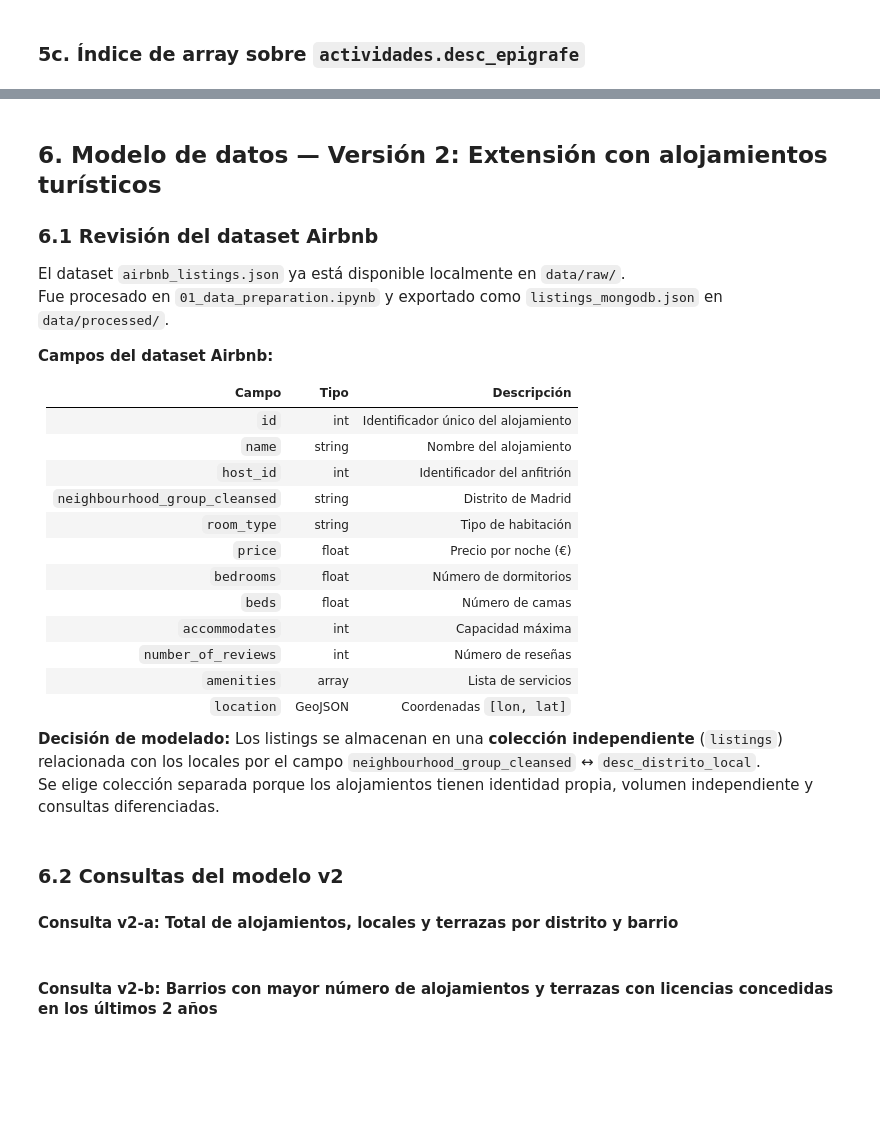
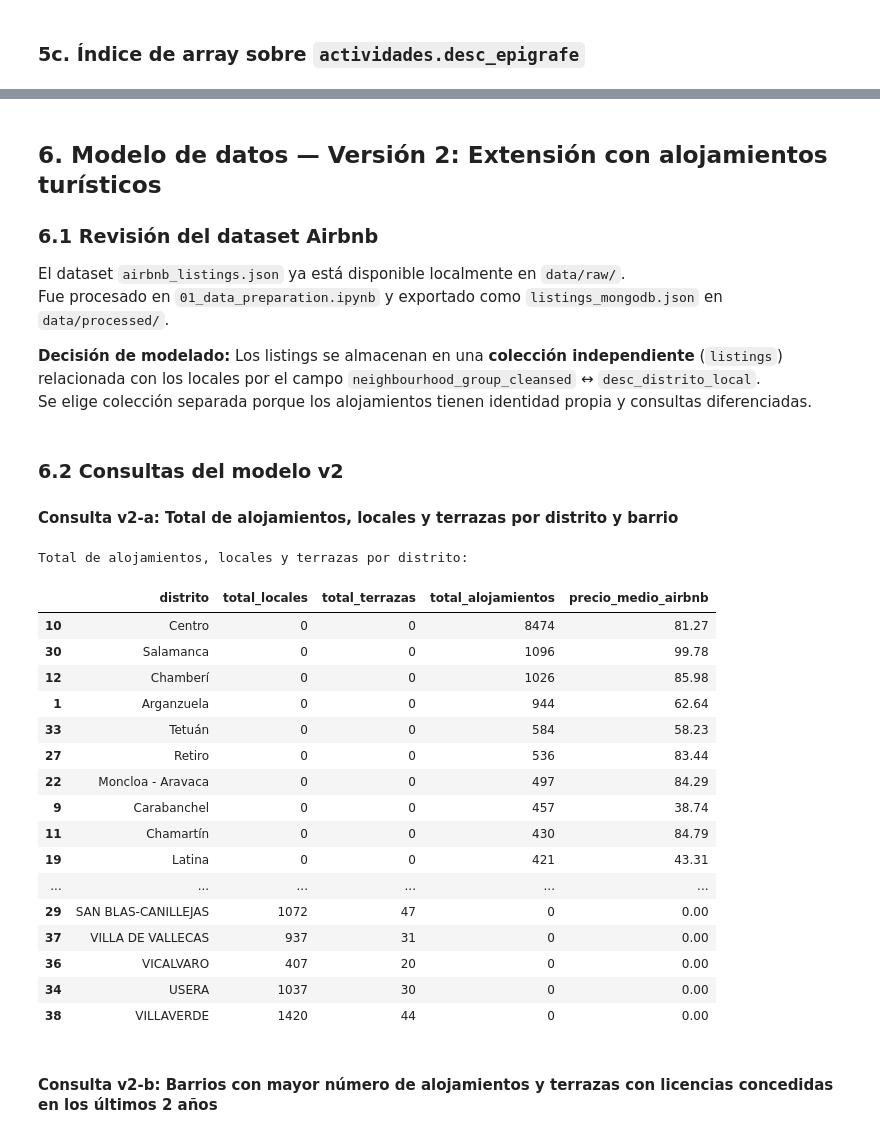
Before and after one commit to jhonjairo-rc/ucm-nosql-locales-listings, a Jupyter notebook: notebook/03_reto2_modelado_mongodb.ipynb, the cells around one changed output, grey strips where cells are left out. Drawn from its saved outputs; the diff is of its cells as text; code cells hidden in the pictures; blank space fills up the shorter version.

```diff
--- a/notebook/03_reto2_modelado_mongodb.ipynb
+++ b/notebook/03_reto2_modelado_mongodb.ipynb
@@ -143,12 +156,12 @@ pipeline_4a = [
             },
             "total_locales":  {"$sum": 1},
             "total_terrazas": {
-                "$sum": {"$cond": [{"$ifNull": ["$terraza", False]}, 1, 0]}
+                "$sum": {"$cond": [{"$ne": ["$terraza.id_terraza", None]}, 1, 0]}
             }
         }
     },
     {"$sort": {"total_locales": -1}},
-    {"$limit": 15},
+    {"$limit": 10},
     {
         "$project": {
             "_id":            0,
@@ -190,11 +222,11 @@ for r in resultados_4b:
 import re
 
 pipeline_4c = [
-    # Filtrar documentos que tengan al menos una licencia 'En trámite'
+    # Filtrar documentos que tengan al menos una licencia que empiece por 'En tramit...'
     {
         "$match": {
             "licencias.desc_tipo_situacion_licencia": {
-                "$regex": re.compile(r"en\s+tr[aá]mite", re.IGNORECASE)
+                "$regex": re.compile(r"en\s+tr[aá]mit", re.IGNORECASE)
             }
         }
     },
@@ -202,7 +234,7 @@ pipeline_4c = [
     {
         "$match": {
             "licencias.desc_tipo_situacion_licencia": {
-                "$regex": re.compile(r"en\s+tr[aá]mite", re.IGNORECASE)
+                "$regex": re.compile(r"en\s+tr[aá]mit", re.IGNORECASE)
             }
         }
     },
@@ -216,13 +248,13 @@ pipeline_4c = [
             "ref_licencia":    "$licencias.ref_licencia",
             "tipo_licencia":   "$licencias.desc_tipo_licencia",
             "estado_licencia": "$licencias.desc_tipo_situacion_licencia",
-            "tiene_terraza":   {"$cond": [{"$ifNull": ["$terraza", False]}, True, False]}
+            "tiene_terraza":   {"$cond": [{"$ne": ["$terraza.id_terraza", None]}, True, False]}
         }
     },
     {"$limit": 10}
 ]
 
 resultados_4c = list(col_locales.aggregate(pipeline_4c))
-print(f"Locales/terrazas con licencia 'En trámite' (muestra de {len(resultados_4c)}):")
+print(f"Locales/terrazas con licencia 'En trámite/tramitación' (muestra de {len(resultados_4c)}):")
 for r in resultados_4c:
-    print(f"  [{r['id_local']}] {r.get('rotulo','—'):<30} | {r['barrio']:<20} | {r['ref_licencia']} | terraza: {r['tiene_terraza']}")
+    print(f"  [{r['id_local']}] {r.get('rotulo','—'):<30} | {r['distrito']:<20} | {r['barrio']:<20} | {r['tipo_licencia']:<40} | {r['ref_licencia']} | terraza: {r['tiene_terraza']}")
@@ -280,7 +330,7 @@ for r in resultados_4d:
 # %%
 pipeline_4e = [
     {"$unwind": {"path": "$actividades", "preserveNullAndEmptyArrays": False}},
-    # Contar frecuencia de cada actividad por barrio/distrito
+
     {
         "$group": {
             "_id": {
@@ -291,9 +341,9 @@ pipeline_4e = [
             "frecuencia": {"$sum": 1}
         }
     },
-    # Ordenar desc para que la más frecuente quede primera
+
     {"$sort": {"frecuencia": -1}},
-    # Agrupar por barrio/distrito y quedarse con la primera (la más frecuente)
+
     {
         "$group": {
             "_id": {
@@ -305,7 +355,7 @@ pipeline_4e = [
         }
     },
     {"$sort": {"_id.distrito": 1, "_id.barrio": 1}},
-    {"$limit": 15},
+    {"$limit": 10},
     {
         "$project": {
             "_id":                    0,
@@ -318,6 +368,11 @@ pipeline_4e = [
 ]
 
 resultados_4e = list(col_locales.aggregate(pipeline_4e))
-print("Actividad económica más frecuente por barrio/distrito (top 15):")
+print("Actividad económica más frecuente por barrio/distrito (top 10):")
 for r in resultados_4e:
-    print(f"  {r['distrito']:<22} | {r['barrio']:<28} | {r['actividad_predominante']:<40} ({r['frecuencia']})")
+    distrito = r.get('distrito') or 'Sin distrito'
+    barrio = r.get('barrio') or 'Sin barrio'
+    actividad = r.get('actividad_predominante') or 'Sin actividad'
+    frecuencia = r.get('frecuencia', 0)
+
+    print(f"  {distrito:<22} | {barrio:<28} | {actividad:<40} ({frecuencia})")
@@ -330,7 +397,7 @@ for r in resultados_4e:
 # %%
 # Primero, contar cuántos documentos cumplen el criterio
 filtro_4f = {
-    "desc_barrio_local":   {"$regex": re.compile(r"cortes", re.IGNORECASE)},
+    "desc_barrio_local":   {"$regex": re.compile(r"san andres", re.IGNORECASE)},
     "actividades.id_seccion": "I"
 }
 
@@ -436,22 +535,5 @@ for idx in col_locales.list_indexes():
 El dataset `airbnb_listings.json` ya está disponible localmente en `data/raw/`.
 Fue procesado en `01_data_preparation.ipynb` y exportado como `listings_mongodb.json` en `data/processed/`.
 
-**Campos del dataset Airbnb:**
-
-| Campo | Tipo | Descripción |
-|-------|------|-------------|
-| `id` | int | Identificador único del alojamiento |
-| `name` | string | Nombre del alojamiento |
-| `host_id` | int | Identificador del anfitrión |
-| `neighbourhood_group_cleansed` | string | Distrito de Madrid |
-| `room_type` | string | Tipo de habitación |
-| `price` | float | Precio por noche (€) |
-| `bedrooms` | float | Número de dormitorios |
-| `beds` | float | Número de camas |
-| `accommodates` | int | Capacidad máxima |
-| `number_of_reviews` | int | Número de reseñas |
-| `amenities` | array | Lista de servicios |
-| `location` | GeoJSON | Coordenadas `[lon, lat]` |
-
 **Decisión de modelado:** Los listings se almacenan en una **colección independiente** (`listings`) relacionada con los locales por el campo `neighbourhood_group_cleansed` ↔ `desc_distrito_local`.
-Se elige colección separada porque los alojamientos tienen identidad propia, volumen independiente y consultas diferenciadas.
+Se elige colección separada porque los alojamientos tienen identidad propia y consultas diferenciadas.
@@ -472,7 +549,7 @@ pipe_locales_dist = [
             "_id":            "$desc_distrito_local",
             "total_locales":  {"$sum": 1},
             "total_terrazas": {
-                "$sum": {"$cond": [{"$ifNull": ["$terraza", False]}, 1, 0]}
+                "$sum": {"$cond": [{"$ne": ["$terraza.id_terraza", None]}, 1, 0]}
             }
         }
     }
@@ -490,33 +567,52 @@ pipe_listings_dist = [
             "_id":               "$neighbourhood_group_cleansed",
             "total_alojamientos": {"$sum": 1},
             "precio_medio":       {"$avg": "$price"}
         }
     }
 ]
 dict_listings = {
     r['_id']: r
     for r in col_listings.aggregate(pipe_listings_dist)
     if r['_id']
 }
 
 # Paso 3: combinar por distrito
 distritos = set(dict_locales.keys()) | set(dict_listings.keys())
 resumen = []
 for distrito in sorted(distritos):
     loc = dict_locales.get(distrito, {})
     lst = dict_listings.get(distrito, {})
     resumen.append({
         "distrito":           distrito,
         "total_locales":      loc.get('total_locales', 0),
         "total_terrazas":     loc.get('total_terrazas', 0),
         "total_alojamientos": lst.get('total_alojamientos', 0),
         "precio_medio_airbnb": round(lst.get('precio_medio', 0) or 0, 2)
     })
 
 import pandas as pd
 df_v2a = pd.DataFrame(resumen).sort_values('total_alojamientos', ascending=False)
 print("Total de alojamientos, locales y terrazas por distrito:")
 display(df_v2a)
+# %% [output]
+Total de alojamientos, locales y terrazas por distrito:
+|  | distrito | total_locales | total_terrazas | total_alojamientos | precio_medio_airbnb |
+| 10 | Centro | 0 | 0 | 8474 | 81.27 |
+| 30 | Salamanca | 0 | 0 | 1096 | 99.78 |
+| 12 | Chamberí | 0 | 0 | 1026 | 85.98 |
+| 1 | Arganzuela | 0 | 0 | 944 | 62.64 |
+| 33 | Tetuán | 0 | 0 | 584 | 58.23 |
+| 27 | Retiro | 0 | 0 | 536 | 83.44 |
+| 22 | Moncloa - Aravaca | 0 | 0 | 497 | 84.29 |
+| 9 | Carabanchel | 0 | 0 | 457 | 38.74 |
+| 11 | Chamartín | 0 | 0 | 430 | 84.79 |
+| 19 | Latina | 0 | 0 | 421 | 43.31 |
+| ... | ... | ... | ... | ... | ... |
+| 29 | SAN BLAS-CANILLEJAS | 1072 | 47 | 0 | 0.00 |
+| 37 | VILLA DE VALLECAS | 937 | 31 | 0 | 0.00 |
+| 36 | VICALVARO | 407 | 20 | 0 | 0.00 |
+| 34 | USERA | 1037 | 30 | 0 | 0.00 |
+| 38 | VILLAVERDE | 1420 | 44 | 0 | 0.00 |
 # %% [markdown]
 #### Consulta v2-b: Barrios con mayor número de alojamientos y terrazas con licencias concedidas en los últimos 2 años
 # %%
```
Also changed, not shown: parts of 22 cells of this notebook, 3 other files.
